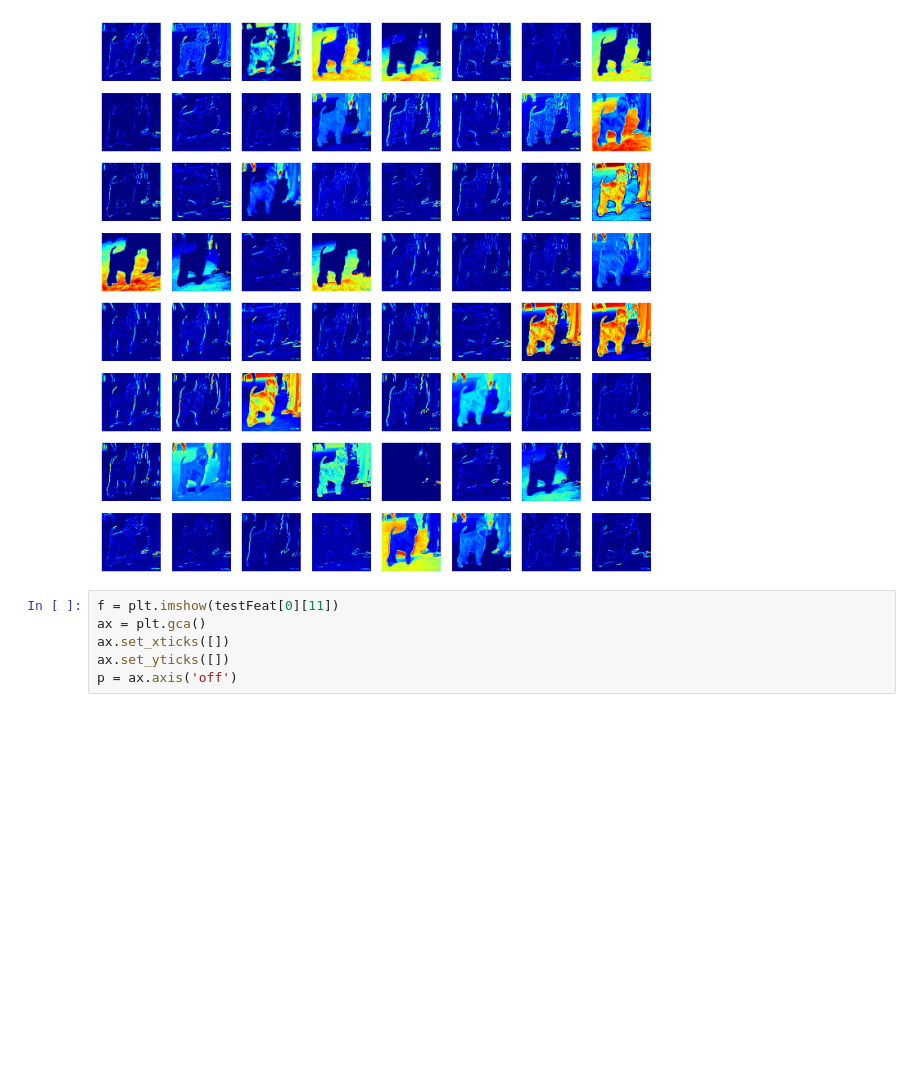
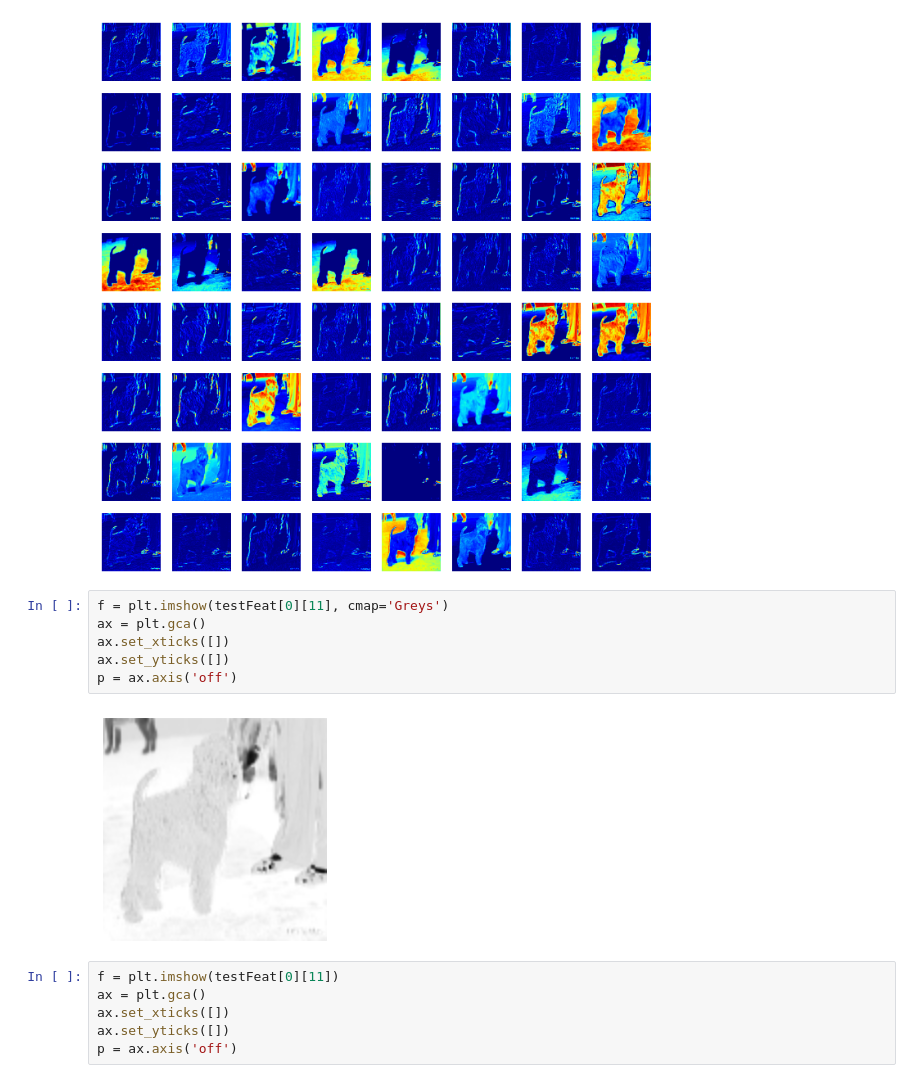
Before and after one commit to nateGeorge/IDmyDog, a Jupyter notebook: neural_nets/Test_different_feature_levels_VGG19.ipynb, the cells around one changed output. Cells and saved outputs as stored; diff of their text form; blank space fills up the shorter version.

```diff
--- a/neural_nets/Test different feature levels.ipynb
+++ b/neural_nets/Test_different_feature_levels_VGG19.ipynb
@@ -177,6 +259,14 @@ for i in range (512):
         break
 # %% [output]
 [figure]
+# %%
+f = plt.imshow(testFeat[0][11], cmap='Greys')
+ax = plt.gca()
+ax.set_xticks([])
+ax.set_yticks([])
+p = ax.axis('off')
+# %% [output]
+[figure, added]
 # %%
 f = plt.imshow(testFeat[0][11])
 ax = plt.gca()
```
Also changed, not shown: parts of 26 cells of this notebook, 3 other files.
